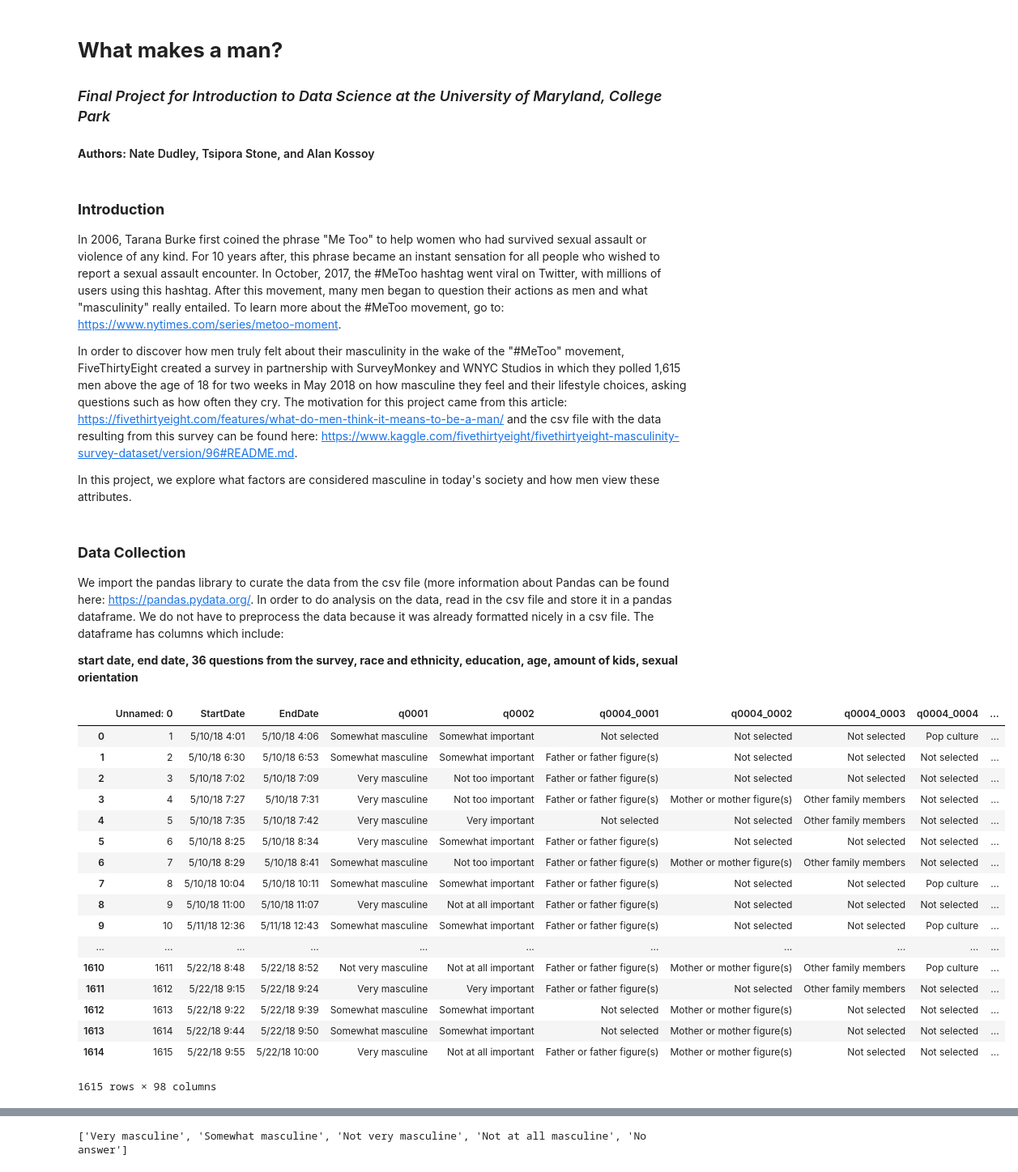
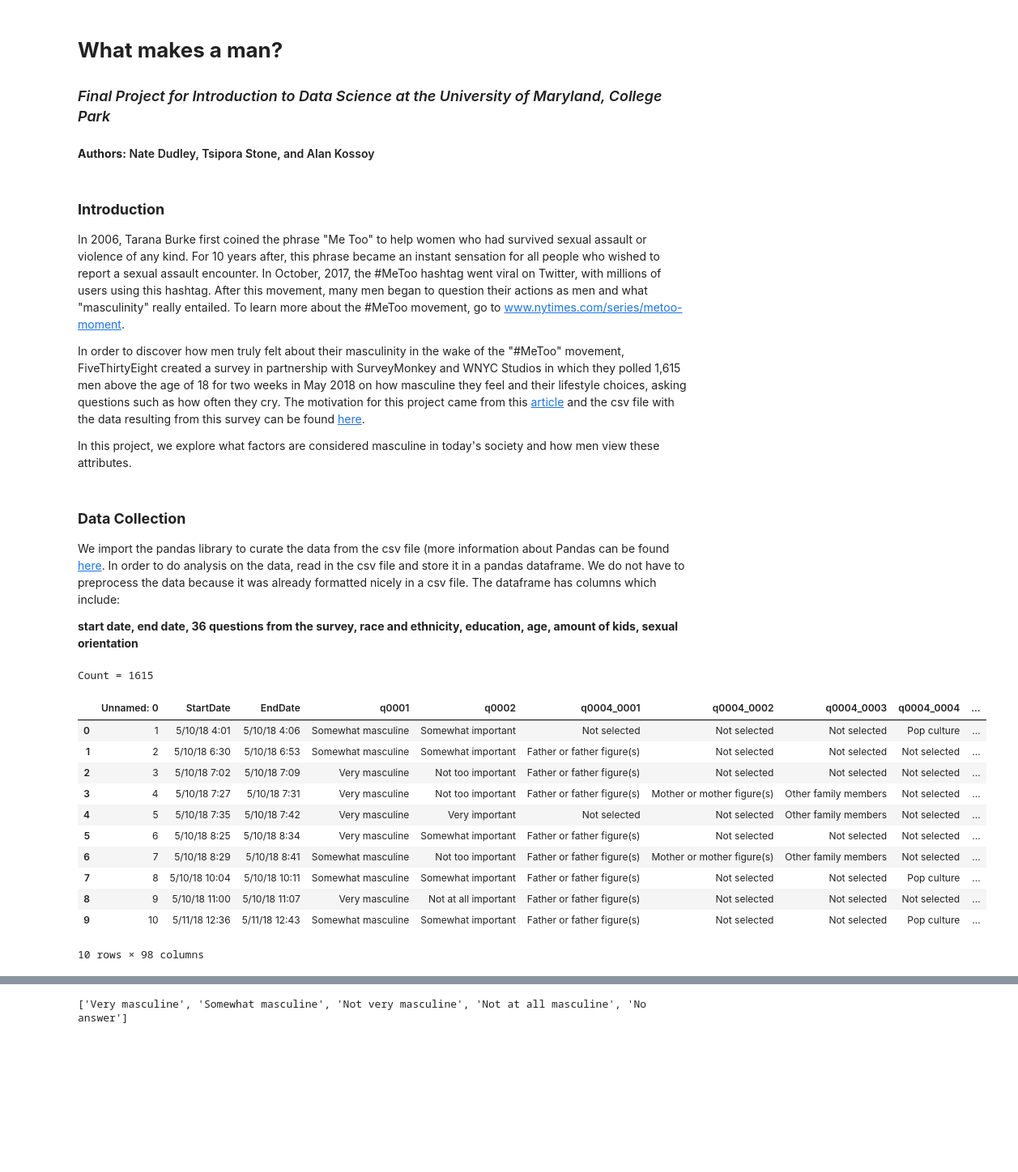
Before and after one commit to nated1028/CMSC320FinalProject, a Jupyter notebook: FinalProject.ipynb, the cells around one changed output, grey strips where cells are left out. Shown at 81% size. Saved outputs shown, nothing was run; the diff lists cells and outputs as text; code cells hidden in the pictures; blank space fills up the shorter version.

```diff
--- a/FinalProject.ipynb
+++ b/FinalProject.ipynb
@@ -5,44 +5,41 @@
 # %% [markdown]
 ### **Introduction**
 
-In 2006, Tarana Burke first coined the phrase "Me Too" to help women who had survived sexual assault or violence of any kind. For 10 years after, this phrase became an instant sensation for all people who wished to report a sexual assault encounter. In October, 2017, the #MeToo hashtag went viral on Twitter, with millions of users using this hashtag. After this movement, many men began to question their actions as men and what "masculinity" really entailed. To learn more about the #MeToo movement, go to: https://www.nytimes.com/series/metoo-moment.
+In 2006, Tarana Burke first coined the phrase "Me Too" to help women who had survived sexual assault or violence of any kind. For 10 years after, this phrase became an instant sensation for all people who wished to report a sexual assault encounter. In October, 2017, the #MeToo hashtag went viral on Twitter, with millions of users using this hashtag. After this movement, many men began to question their actions as men and what "masculinity" really entailed. To learn more about the #MeToo movement, go to [www.nytimes.com/series/metoo-moment](https://www.nytimes.com/series/metoo-moment).
 
-In order to discover how men truly felt about their masculinity in the wake of the "#MeToo" movement, FiveThirtyEight created a survey in partnership with SurveyMonkey and WNYC Studios in which they polled 1,615 men above the age of 18 for two weeks in May 2018 on how masculine they feel and their lifestyle choices, asking questions such as how often they cry. The motivation for this project came from this article: https://fivethirtyeight.com/features/what-do-men-think-it-means-to-be-a-man/ and the csv file with the data resulting from this survey can be found here: https://www.kaggle.com/fivethirtyeight/fivethirtyeight-masculinity-survey-dataset/version/96#README.md.
+In order to discover how men truly felt about their masculinity in the wake of the "#MeToo" movement, FiveThirtyEight created a survey in partnership with SurveyMonkey and WNYC Studios in which they polled 1,615 men above the age of 18 for two weeks in May 2018 on how masculine they feel and their lifestyle choices, asking questions such as how often they cry. The motivation for this project came from this [article](https://fivethirtyeight.com/features/what-do-men-think-it-means-to-be-a-man/) and the csv file with the data resulting from this survey can be found [here](https://www.kaggle.com/fivethirtyeight/fivethirtyeight-masculinity-survey-dataset/version/96#README.md).
 
 In this project, we explore what factors are considered masculine in today's society and how men view these attributes.
 # %% [markdown]
 ### **Data Collection**
 
-We import the pandas library to curate the data from the csv file (more information about Pandas can be found here: https://pandas.pydata.org/. In order to do analysis on the data, read in the csv file and store it in a pandas dataframe. We do not have to preprocess the data because it was already formatted nicely in a csv file. The dataframe has columns which include:
+We import the pandas library to curate the data from the csv file (more information about Pandas can be found [here](https://pandas.pydata.org/). In order to do analysis on the data, read in the csv file and store it in a pandas dataframe. We do not have to preprocess the data because it was already formatted nicely in a csv file. The dataframe has columns which include:
 
 **start date, end date, 36 questions from the survey, race and ethnicity, education, age, amount of kids, sexual orientation**
 # %%
 import pandas as pd
+import matplotlib.pyplot as plot
 
 # Use the Pandas read_csv function to read in the responses data as a chart
 
 raw_data = pd.read_csv("data/fivethirtyeight-masculinity-survey-dataset/raw-responses.csv")
 
-raw_data
+print('Count = {}'.format(len(raw_data)))
+raw_data.head(10)
 # %% [output]
+Count = 1615
 |  | Unnamed: 0 | StartDate | EndDate | q0001 | q0002 | q0004_0001 | q0004_0002 | q0004_0003 | q0004_0004 | ... |
 | 0 | 1 | 5/10/18 4:01 | 5/10/18 4:06 | Somewhat masculine | Somewhat important | Not selected | Not selected | Not selected | Pop culture | ... |
 | 1 | 2 | 5/10/18 6:30 | 5/10/18 6:53 | Somewhat masculine | Somewhat important | Father or father figure(s) | Not selected | Not selected | Not selected | ... |
 | 2 | 3 | 5/10/18 7:02 | 5/10/18 7:09 | Very masculine | Not too important | Father or father figure(s) | Not selected | Not selected | Not selected | ... |
 | 3 | 4 | 5/10/18 7:27 | 5/10/18 7:31 | Very masculine | Not too important | Father or father figure(s) | Mother or mother figure(s) | Other family members | Not selected | ... |
 | 4 | 5 | 5/10/18 7:35 | 5/10/18 7:42 | Very masculine | Very important | Not selected | Not selected | Other family members | Not selected | ... |
 | 5 | 6 | 5/10/18 8:25 | 5/10/18 8:34 | Very masculine | Somewhat important | Father or father figure(s) | Not selected | Not selected | Not selected | ... |
 | 6 | 7 | 5/10/18 8:29 | 5/10/18 8:41 | Somewhat masculine | Not too important | Father or father figure(s) | Mother or mother figure(s) | Other family members | Not selected | ... |
 | 7 | 8 | 5/10/18 10:04 | 5/10/18 10:11 | Somewhat masculine | Somewhat important | Father or father figure(s) | Not selected | Not selected | Pop culture | ... |
 | 8 | 9 | 5/10/18 11:00 | 5/10/18 11:07 | Very masculine | Not at all important | Father or father figure(s) | Not selected | Not selected | Not selected | ... |
 | 9 | 10 | 5/11/18 12:36 | 5/11/18 12:43 | Somewhat masculine | Somewhat important | Father or father figure(s) | Not selected | Not selected | Pop culture | ... |
-| ... | ... | ... | ... | ... | ... | ... | ... | ... | ... | ... |
-| 1610 | 1611 | 5/22/18 8:48 | 5/22/18 8:52 | Not very masculine | Not at all important | Father or father figure(s) | Mother or mother figure(s) | Other family members | Pop culture | ... |
-| 1611 | 1612 | 5/22/18 9:15 | 5/22/18 9:24 | Very masculine | Very important | Father or father figure(s) | Not selected | Other family members | Not selected | ... |
-| 1612 | 1613 | 5/22/18 9:22 | 5/22/18 9:39 | Somewhat masculine | Somewhat important | Not selected | Mother or mother figure(s) | Not selected | Not selected | ... |
-| 1613 | 1614 | 5/22/18 9:44 | 5/22/18 9:50 | Somewhat masculine | Somewhat important | Not selected | Mother or mother figure(s) | Not selected | Not selected | ... |
-| 1614 | 1615 | 5/22/18 9:55 | 5/22/18 10:00 | Very masculine | Not at all important | Father or father figure(s) | Mother or mother figure(s) | Not selected | Not selected | ... |
-1615 rows × 98 columns
+10 rows × 98 columns
 # %% [markdown]
 ### **Exploratory Data Analysis**
 
```
Also changed, not shown: parts of 19 cells of this notebook, 25 other files.
